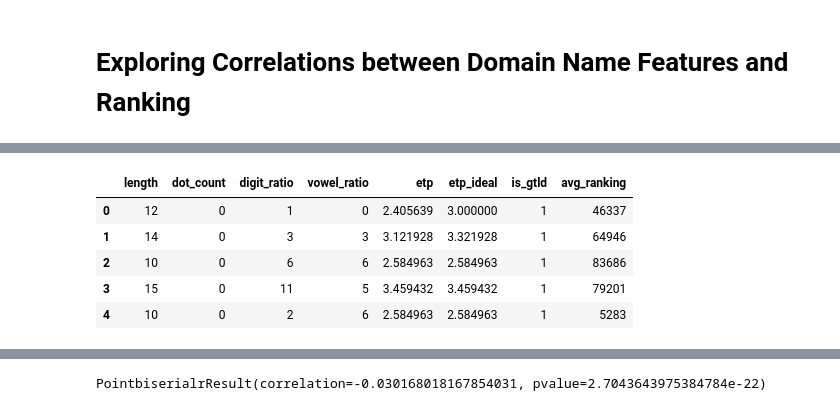
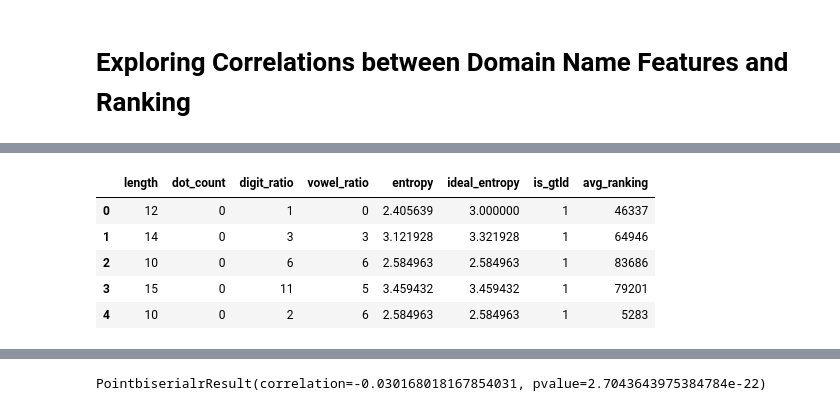
Before and after one commit to sheikhomar/mako, a Jupyter notebook: notebooks/02-oas-domain-name-correlation.ipynb, the cells around one changed output, grey strips where cells are left out. Drawn from its saved outputs; the diff is of its cells as text; code cells hidden in the pictures.

```diff
--- a/notebooks/02-oas-domain-name-correlation.ipynb
+++ b/notebooks/02-oas-domain-name-correlation.ipynb
@@ -11,12 +90,11 @@ In this notebook, we try to determine if there are ny correlation between certai
 # %%
 data_path = '../data/external/combined-features.csv'
-df = pd.read_csv(data_path, names=['length', 'dot_count', 'digit_ratio', 'vowel_ratio', 'entropy', 'ideal_entropy', 'is_gtld', 'avg_ranking'])
+df_features = pd.read_csv(data_path, names=['length', 'dot_count', 'digit_ratio', 'vowel_ratio', 'entropy', 'ideal_entropy', 'is_gtld', 'avg_ranking'])
+df_features.head()
+# %% [output]
+|  | length | dot_count | digit_ratio | vowel_ratio | entropy | ideal_entropy | is_gtld | avg_ranking |
+| 0 | 12 | 0 | 1 | 0 | 2.405639 | 3.000000 | 1 | 46337 |
+| 1 | 14 | 0 | 3 | 3 | 3.121928 | 3.321928 | 1 | 64946 |
+| 2 | 10 | 0 | 6 | 6 | 2.584963 | 2.584963 | 1 | 83686 |
+| 3 | 15 | 0 | 11 | 5 | 3.459432 | 3.459432 | 1 | 79201 |
+| 4 | 10 | 0 | 2 | 6 | 2.584963 | 2.584963 | 1 | 5283 |
-# %%
-df.head()
-# %% [output]
-|  | length | dot_count | digit_ratio | vowel_ratio | etp | etp_ideal | is_gtld | avg_ranking |
-| 0 | 12 | 0 | 1 | 0 | 2.405639 | 3.000000 | 1 | 46337 |
-| 1 | 14 | 0 | 3 | 3 | 3.121928 | 3.321928 | 1 | 64946 |
-| 2 | 10 | 0 | 6 | 6 | 2.584963 | 2.584963 | 1 | 83686 |
-| 3 | 15 | 0 | 11 | 5 | 3.459432 | 3.459432 | 1 | 79201 |
-| 4 | 10 | 0 | 2 | 6 | 2.584963 | 2.584963 | 1 | 5283 |
```
Also changed, not shown: parts of 24 cells of this notebook.
